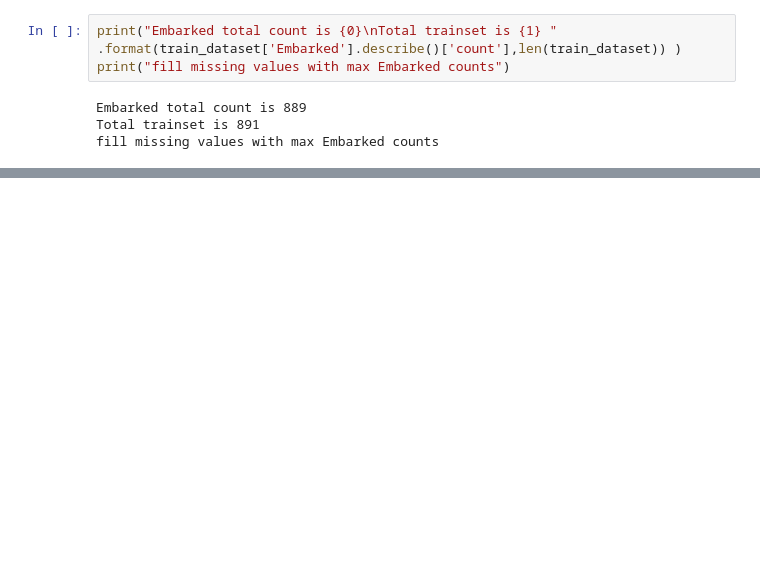
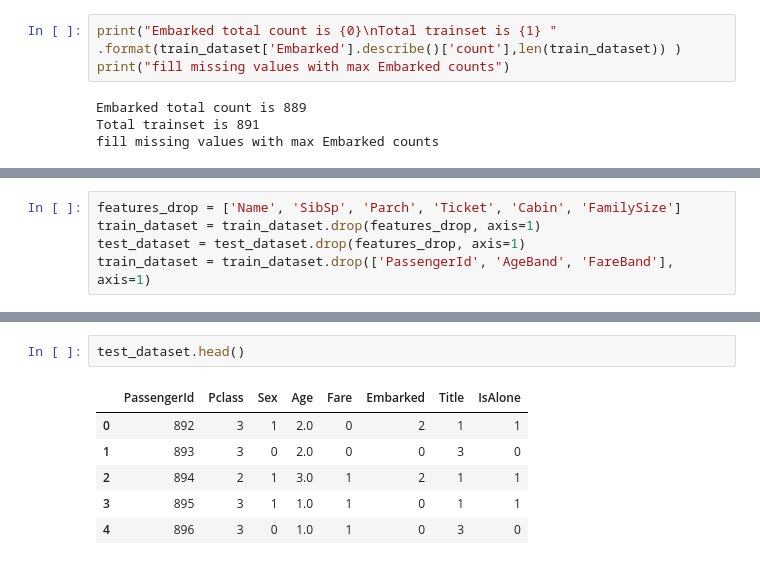
Before and after one commit to krishnamohan-seelam/MachineLearning_obsolete, a Jupyter notebook: classification/Kaggle_Titanic.ipynb, the cells around one changed output, grey strips where cells are left out. Drawn from its saved outputs; the diff is of its cells as text; blank space fills up the shorter version.

```diff
--- a/classification/Kaggle_Titanic.ipynb
+++ b/classification/Kaggle_Titanic.ipynb
@@ -395,0 +451,5 @@ for dataset in full_dataset:
+# %%
+features_drop = ['Name', 'SibSp', 'Parch', 'Ticket', 'Cabin', 'FamilySize']
+train_dataset = train_dataset.drop(features_drop, axis=1)
+test_dataset = test_dataset.drop(features_drop, axis=1)
+train_dataset = train_dataset.drop(['PassengerId', 'AgeBand', 'FareBand'], axis=1)
@@ -395,0 +473,9 @@ for dataset in full_dataset:
+# %%
+test_dataset.head()
+# %% [output]
+|  | PassengerId | Pclass | Sex | Age | Fare | Embarked | Title | IsAlone |
+| 0 | 892 | 3 | 1 | 2.0 | 0 | 2 | 1 | 1 |
+| 1 | 893 | 3 | 0 | 2.0 | 0 | 0 | 3 | 0 |
+| 2 | 894 | 2 | 1 | 3.0 | 1 | 2 | 1 | 1 |
+| 3 | 895 | 3 | 1 | 1.0 | 1 | 0 | 1 | 1 |
+| 4 | 896 | 3 | 0 | 1.0 | 1 | 0 | 3 | 0 |
```
Also changed, not shown: parts of 33 cells of this notebook.
